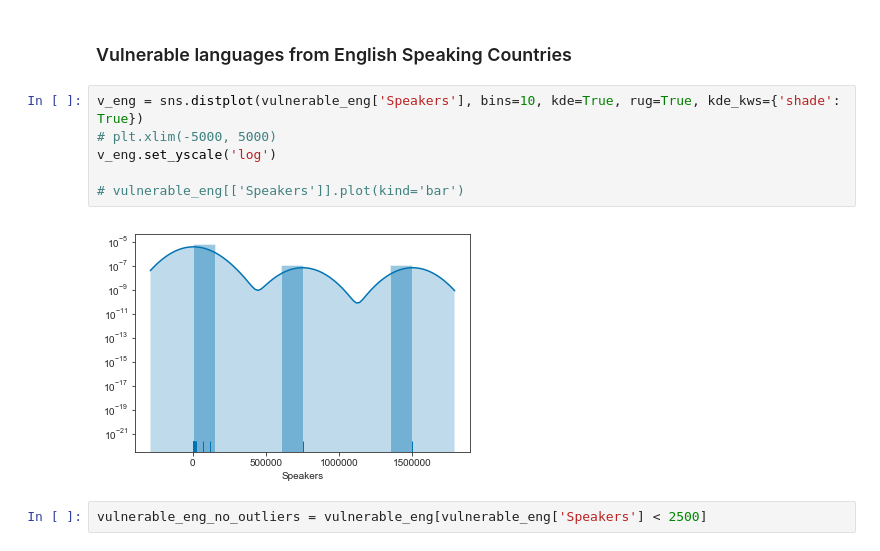
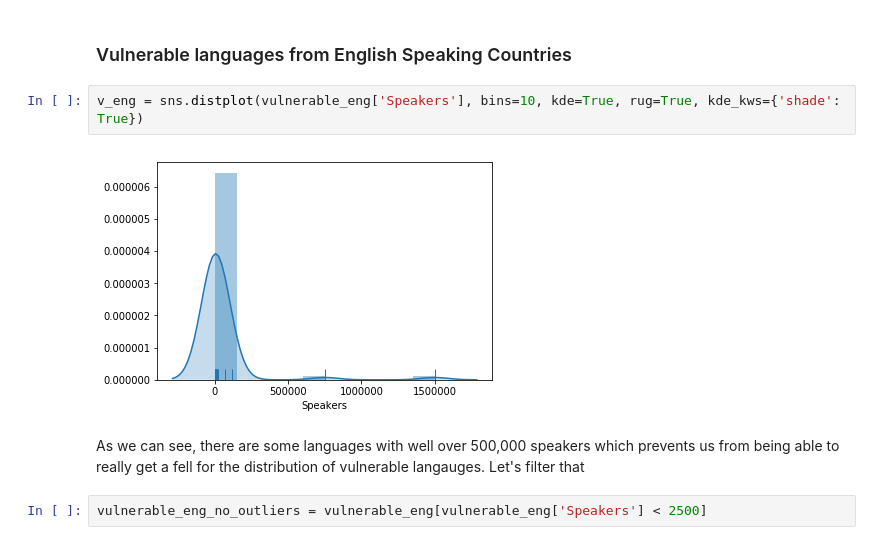
Before and after one commit to AlexEBall/Endangered_Languages_Capstone_Proj_1, a Jupyter notebook: Endangered Language EDA.ipynb, the cells around one changed output. Cells and saved outputs as stored; diff of their text form.

Commit message:
added graphs and logic to notebook

```diff
--- a/Endangered Language EDA.ipynb
+++ b/Endangered Language EDA.ipynb
@@ -146,11 +144,9 @@ Let's take a look at the distribution of a couple of factors.
 ### Vulnerable languages from English Speaking Countries
 # %%
 v_eng = sns.distplot(vulnerable_eng['Speakers'], bins=10, kde=True, rug=True, kde_kws={'shade': True})
-# plt.xlim(-5000, 5000)
-v_eng.set_yscale('log')
-
-# vulnerable_eng[['Speakers']].plot(kind='bar')
 # %% [output]
-[figure, old version]
+[figure, new version]
+# %% [markdown]
+As we can see, there are some languages with well over 500,000 speakers which prevents us from being able to really get a fell for the distribution of vulnerable langauges. Let's filter that
 # %%
 vulnerable_eng_no_outliers = vulnerable_eng[vulnerable_eng['Speakers'] < 2500]
```
Also changed, not shown: parts of 44 cells of this notebook, 1 other file.
